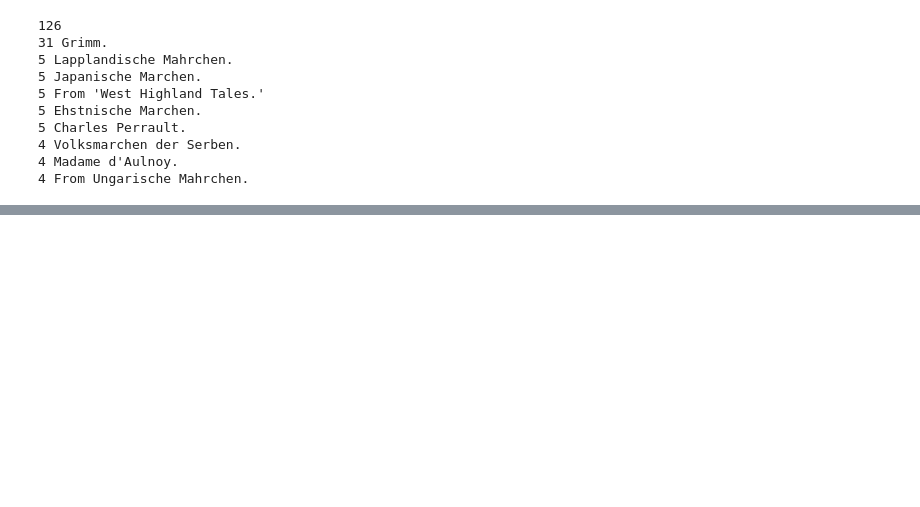
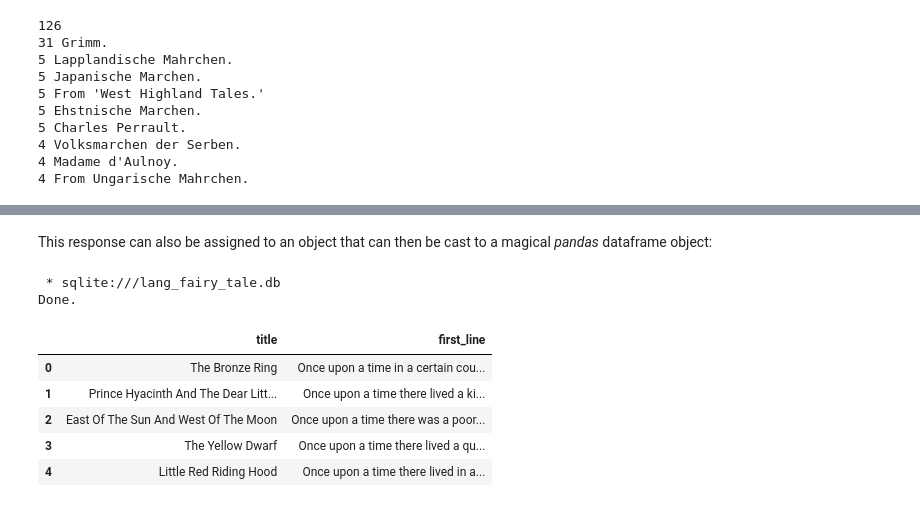
Before and after one commit to psychemedia/storynotes, a Jupyter notebook: lang-fairy-books-db.ipynb, the cells around one changed output, grey strips where cells are left out. Drawn from its saved outputs; the diff is of its cells as text; code cells hidden in the pictures; blank space fills up the shorter version.

```diff
--- a/lang-fairy-books-db.ipynb
+++ b/lang-fairy-books-db.ipynb
@@ -1790,0 +994,16 @@ To explore: a simple `Doc2Vec` powered search engine based on https://www.kaggle
+# %% [markdown]
+This response can also be assigned to an object that can then be cast to a magical *pandas* dataframe object:
+# %%
+first_lines = %sql SELECT title, first_line FROM books LIMIT 5
+
+first_lines_df = first_lines.DataFrame()
+first_lines_df
+# %% [output]
+ * sqlite:///lang_fairy_tale.db
+Done.
+|  | title | first_line |
+| 0 | The Bronze Ring | Once upon a time in a certain cou... |
+| 1 | Prince Hyacinth And The Dear Litt... | Once upon a time there lived a ki... |
+| 2 | East Of The Sun And West Of The Moon | Once upon a time there was a poor... |
+| 3 | The Yellow Dwarf | Once upon a time there lived a qu... |
+| 4 | Little Red Riding Hood | Once upon a time there lived in a... |
```
Also changed, not shown: parts of 121 cells of this notebook, 27 other files.
